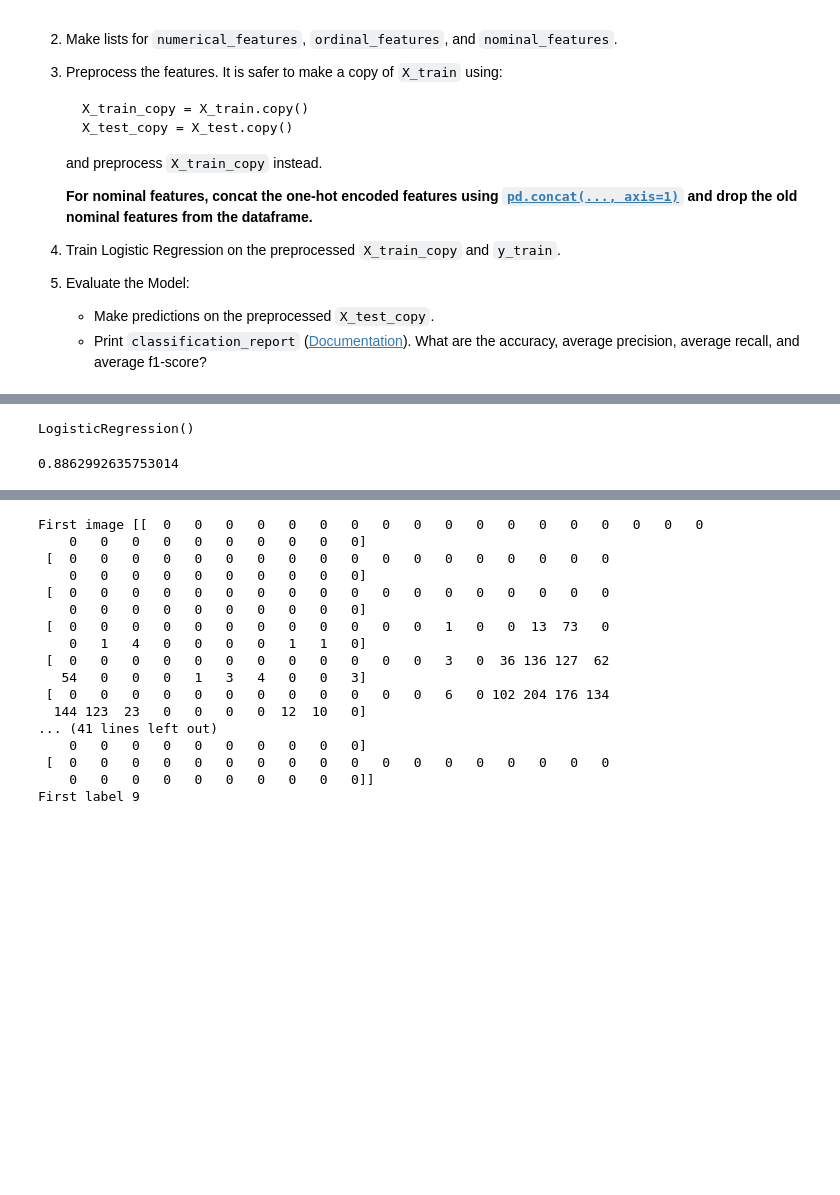
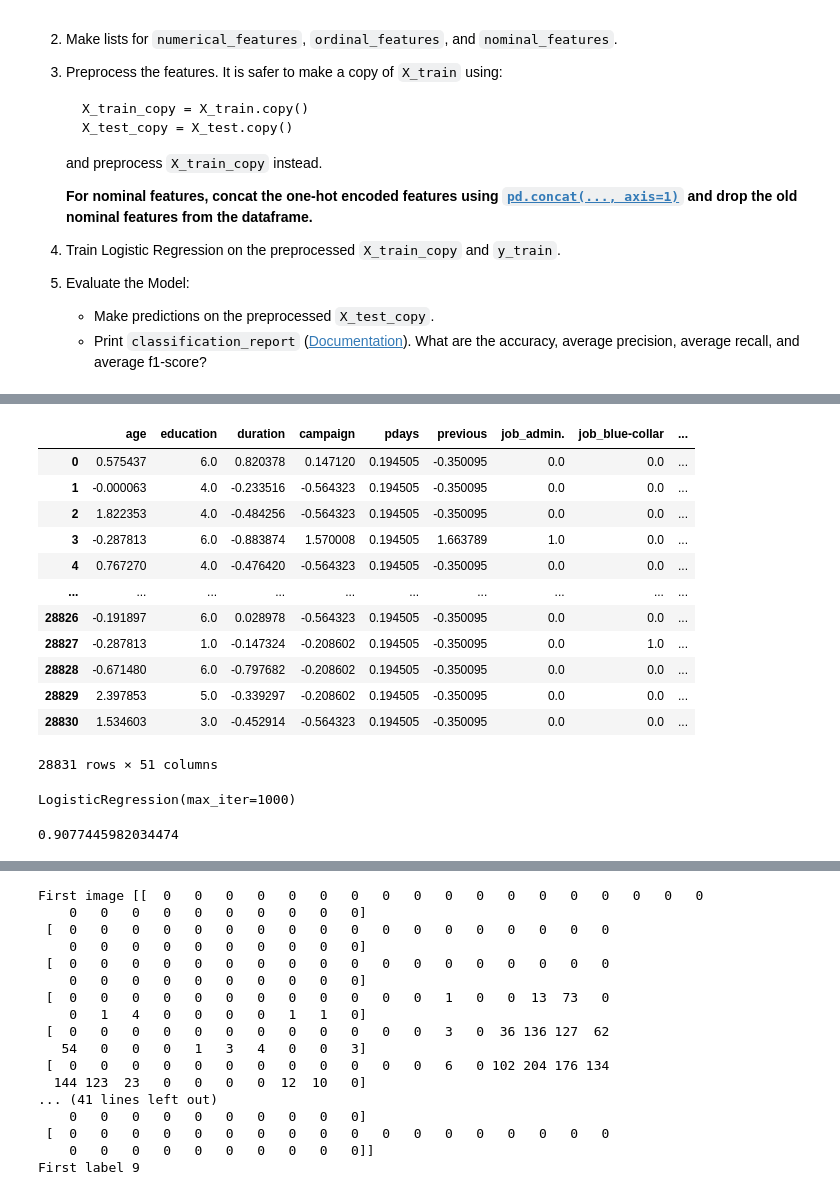
Before and after one commit to Po743/229352-StatisticalLearning, a Jupyter notebook: Lab02_Data_Preprocessing.ipynb, the cells around one changed output, grey strips where cells are left out. Saved outputs shown, nothing was run; the diff lists cells and outputs as text; code cells hidden in the pictures; blank space fills up the shorter version.

```diff
--- a/Lab02_Data_Preprocessing.ipynb
+++ b/Lab02_Data_Preprocessing.ipynb
@@ -360,15 +421,60 @@ x_test_copy
+# %%
+# imputation
+imputer_nom = SimpleImputer(strategy='most_frequent')
+imputer_nom.fit(x_train_copy[nominal_features])
+
+x_train_copy_imputed_nom_demo = imputer_nom.transform(x_train_copy[nominal_features])
+x_test_copy_imputed_nom_demo = imputer_nom.transform(x_test_copy[nominal_features])
+
+# one-hot
+onehot_encoder = OneHotEncoder(handle_unknown='ignore', sparse_output=False)
+
+## Write your code here
+x_train_copy_onehot = onehot_encoder.fit_transform(x_train_copy[nominal_features])
+x_test_copy_onehot = onehot_encoder.transform(x_test_copy[nominal_features])
+
+x_train_copy_onehot
+
+# concat train
+x_train_copy = pd.concat([x_train_copy.reset_index(drop=True),
+                     pd.DataFrame(x_train_copy_onehot, columns=onehot_encoder.get_feature_names_out(nominal_features))], axis=1) # ระวังวงเล็บตอนแยกคอลัมม์
+
+
+# concat train
+x_test_copy = pd.concat([x_test_copy.reset_index(drop=True),
+                     pd.DataFrame(x_test_copy_onehot, columns=onehot_encoder.get_feature_names_out(nominal_features))], axis=1) # ระวังวงเล็บตอนแยกคอลัมม์
+# %%
+# drop old col
+x_train_copy.drop(nominal_features, axis=1, inplace=True)
+x_test_copy.drop(nominal_features, axis=1, inplace=True)
+
+x_train_copy
+# %% [output]
+|  | age | education | duration | campaign | pdays | previous | job_admin. | job_blue-collar | ... |
+| 0 | 0.575437 | 6.0 | 0.820378 | 0.147120 | 0.194505 | -0.350095 | 0.0 | 0.0 | ... |
+| 1 | -0.000063 | 4.0 | -0.233516 | -0.564323 | 0.194505 | -0.350095 | 0.0 | 0.0 | ... |
+| 2 | 1.822353 | 4.0 | -0.484256 | -0.564323 | 0.194505 | -0.350095 | 0.0 | 0.0 | ... |
+| 3 | -0.287813 | 6.0 | -0.883874 | 1.570008 | 0.194505 | 1.663789 | 1.0 | 0.0 | ... |
+| 4 | 0.767270 | 4.0 | -0.476420 | -0.564323 | 0.194505 | -0.350095 | 0.0 | 0.0 | ... |
+| ... | ... | ... | ... | ... | ... | ... | ... | ... | ... |
+| 28826 | -0.191897 | 6.0 | 0.028978 | -0.564323 | 0.194505 | -0.350095 | 0.0 | 0.0 | ... |
+| 28827 | -0.287813 | 1.0 | -0.147324 | -0.208602 | 0.194505 | -0.350095 | 0.0 | 1.0 | ... |
+| 28828 | -0.671480 | 6.0 | -0.797682 | -0.208602 | 0.194505 | -0.350095 | 0.0 | 0.0 | ... |
+| 28829 | 2.397853 | 5.0 | -0.339297 | -0.208602 | 0.194505 | -0.350095 | 0.0 | 0.0 | ... |
+| 28830 | 1.534603 | 3.0 | -0.452914 | -0.564323 | 0.194505 | -0.350095 | 0.0 | 0.0 | ... |
+28831 rows × 51 columns
 # %%
 from sklearn.linear_model import LogisticRegression
-all_features = numerical_features + ordinal_features + nominal_features
-model = LogisticRegression()
-model.fit(x_train_copy[all_features], y_train)
+# all_features = numerical_features + ordinal_features + nominal_features
+model = LogisticRegression(max_iter=1000)
+model.fit(x_train_copy ,y_train)
 # %% [output]
-LogisticRegression()
+LogisticRegression(max_iter=1000)
 # %%
-y_pred = model.predict(x_test_copy[all_features])
-model.score(x_test_copy[all_features], y_test)
+y_pred = model.predict(x_test_copy)
+model.score(x_test_copy, y_test)
 # %% [output]
-0.8862992635753014
+0.9077445982034474
 # %%
 from sklearn.metrics import classification_report
 print(classification_report(y_test, y_pred))
```
Also changed, not shown: parts of 23 cells of this notebook.
